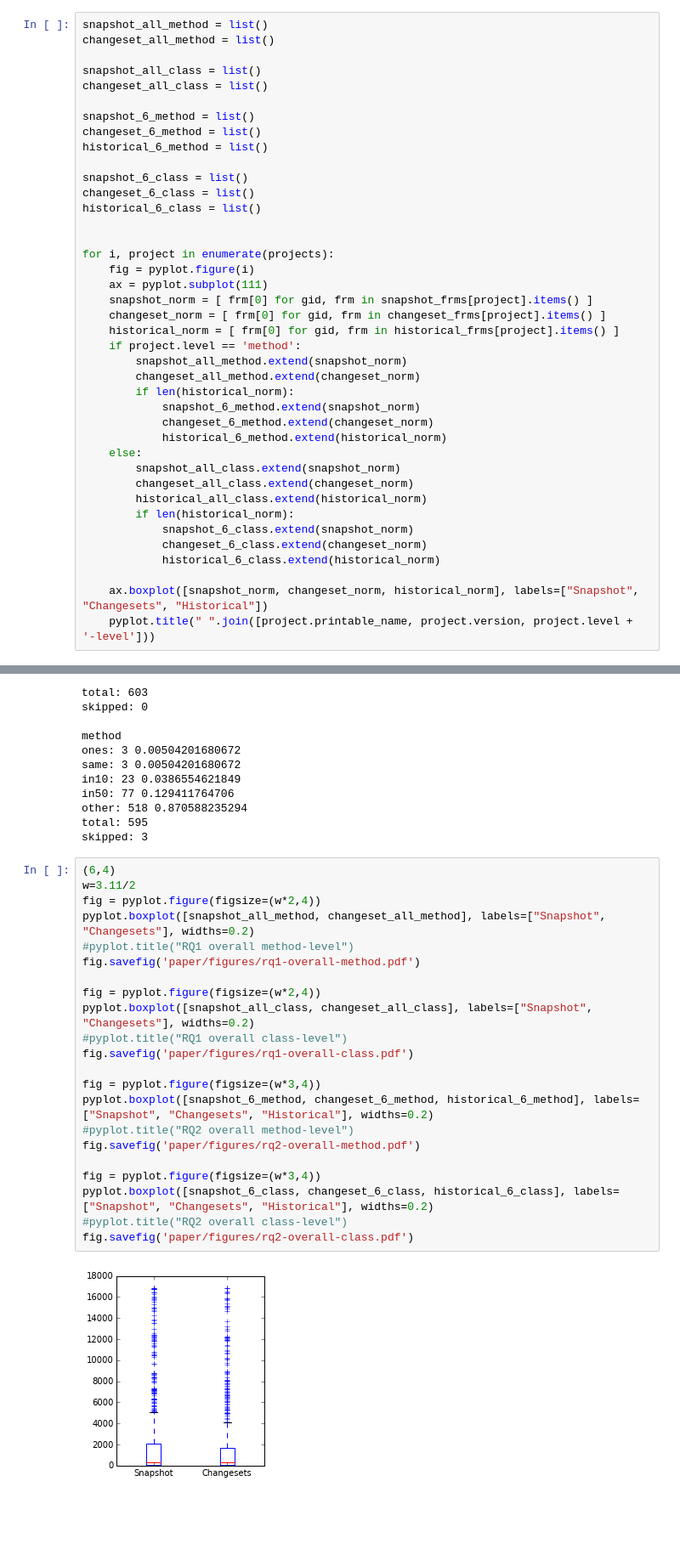
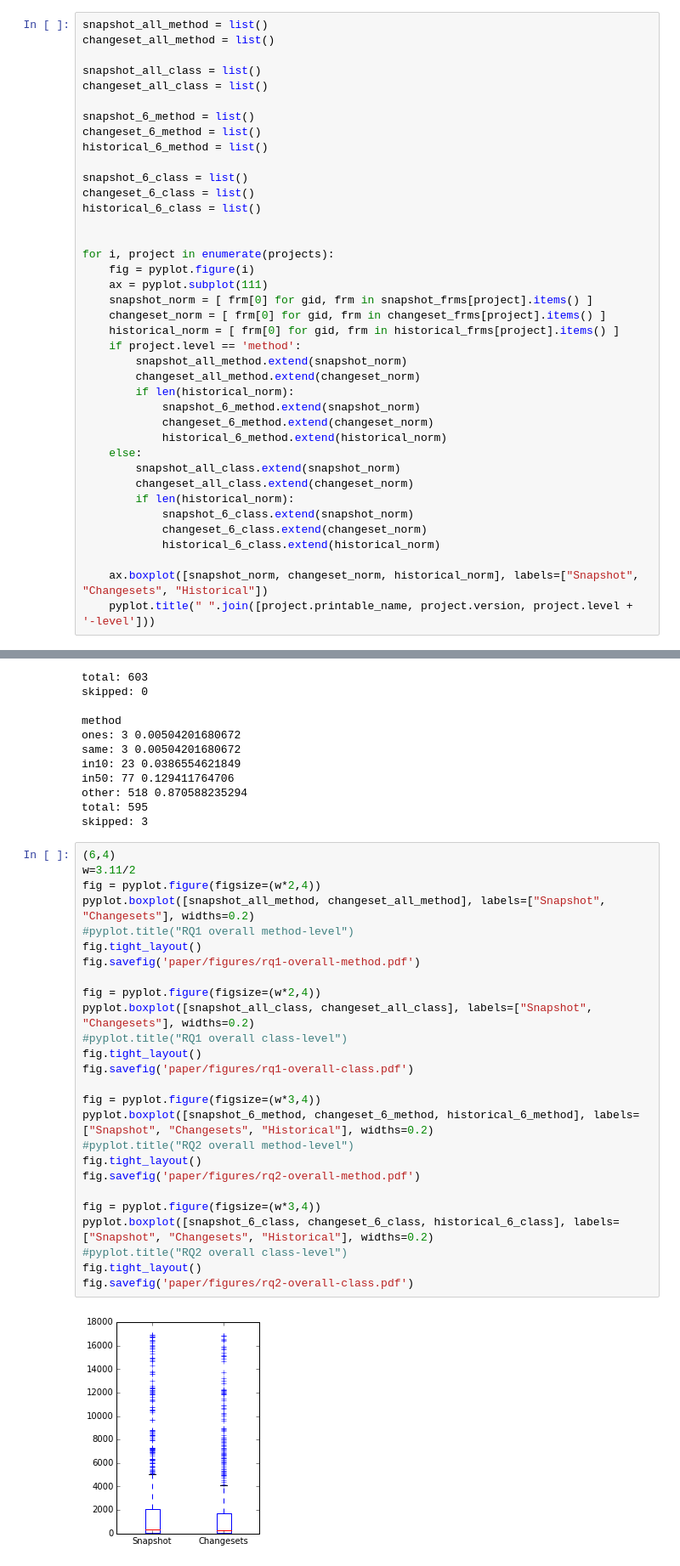
Before and after one commit to cscorley/doc2vec-feature-location, a Jupyter notebook: HiLo.ipynb, the cells around one changed output, grey strips where cells are left out. Shown: that part at 85% size. Cells and saved outputs as stored; diff of their text form; blank space fills up the shorter version.

```diff
--- a/HiLo.ipynb
+++ b/HiLo.ipynb
@@ -65,7 +65,6 @@ for i, project in enumerate(projects):
     else:
         snapshot_all_class.extend(snapshot_norm)
         changeset_all_class.extend(changeset_norm)
-        historical_all_class.extend(historical_norm)
         if len(historical_norm):
             snapshot_6_class.extend(snapshot_norm)
             changeset_6_class.extend(changeset_norm)
@@ -255,24 +221,28 @@ skipped: 3
 # %%
 (6,4)
 w=3.11/2
 fig = pyplot.figure(figsize=(w*2,4))
 pyplot.boxplot([snapshot_all_method, changeset_all_method], labels=["Snapshot", "Changesets"], widths=0.2)
 #pyplot.title("RQ1 overall method-level")
+fig.tight_layout()
 fig.savefig('paper/figures/rq1-overall-method.pdf')
 
 fig = pyplot.figure(figsize=(w*2,4))
 pyplot.boxplot([snapshot_all_class, changeset_all_class], labels=["Snapshot", "Changesets"], widths=0.2)
 #pyplot.title("RQ1 overall class-level")
+fig.tight_layout()
 fig.savefig('paper/figures/rq1-overall-class.pdf')
 
 fig = pyplot.figure(figsize=(w*3,4))
 pyplot.boxplot([snapshot_6_method, changeset_6_method, historical_6_method], labels=["Snapshot", "Changesets", "Historical"], widths=0.2)
 #pyplot.title("RQ2 overall method-level")
+fig.tight_layout()
 fig.savefig('paper/figures/rq2-overall-method.pdf')
 
 fig = pyplot.figure(figsize=(w*3,4))
 pyplot.boxplot([snapshot_6_class, changeset_6_class, historical_6_class], labels=["Snapshot", "Changesets", "Historical"], widths=0.2)
 #pyplot.title("RQ2 overall class-level")
+fig.tight_layout()
 fig.savefig('paper/figures/rq2-overall-class.pdf')
 # %% [output]
-[figure, old version]
+[figure, new version]
```
Also changed, not shown: parts of 3 cells of this notebook, 5 other files.
